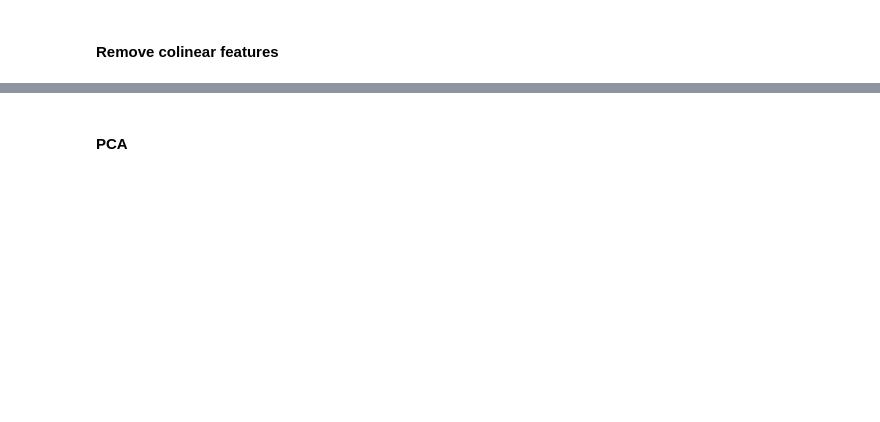
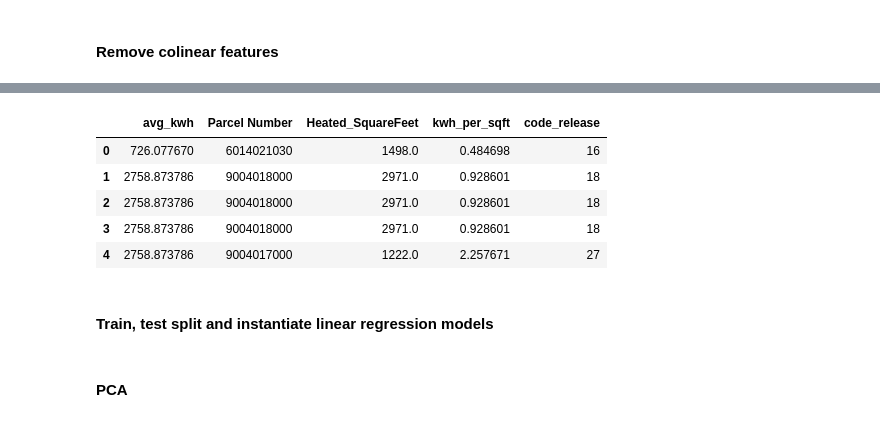
Before and after one commit to katiejohnsonsf/Forecasting-a-Carbon-Zero-City, a Jupyter notebook: Regression Models.ipynb, the cells around one changed output, grey strips where cells are left out. Saved outputs shown, nothing was run; the diff lists cells and outputs as text; code cells hidden in the pictures; blank space fills up the shorter version.

```diff
--- a/Regression Models.ipynb
+++ b/Regression Models.ipynb
@@ -72,2 +74,13 @@ Index(['Service Address', 'avg_kwh', 'Date', 'Latitude', 'Longitude',
        'code_release'],
       dtype='object')
+# %%
+col_kwh_year_df.head()
+# %% [output]
+|  | avg_kwh | Parcel Number | Heated_SquareFeet | kwh_per_sqft | code_release |
+| 0 | 726.077670 | 6014021030 | 1498.0 | 0.484698 | 16 |
+| 1 | 2758.873786 | 9004018000 | 2971.0 | 0.928601 | 18 |
+| 2 | 2758.873786 | 9004018000 | 2971.0 | 0.928601 | 18 |
+| 3 | 2758.873786 | 9004018000 | 2971.0 | 0.928601 | 18 |
+| 4 | 2758.873786 | 9004017000 | 1222.0 | 2.257671 | 27 |
+# %% [markdown]
+<h4>Train, test split and instantiate linear regression models</h4>
```
Also changed, not shown: parts of 53 cells of this notebook, 3 other files.
